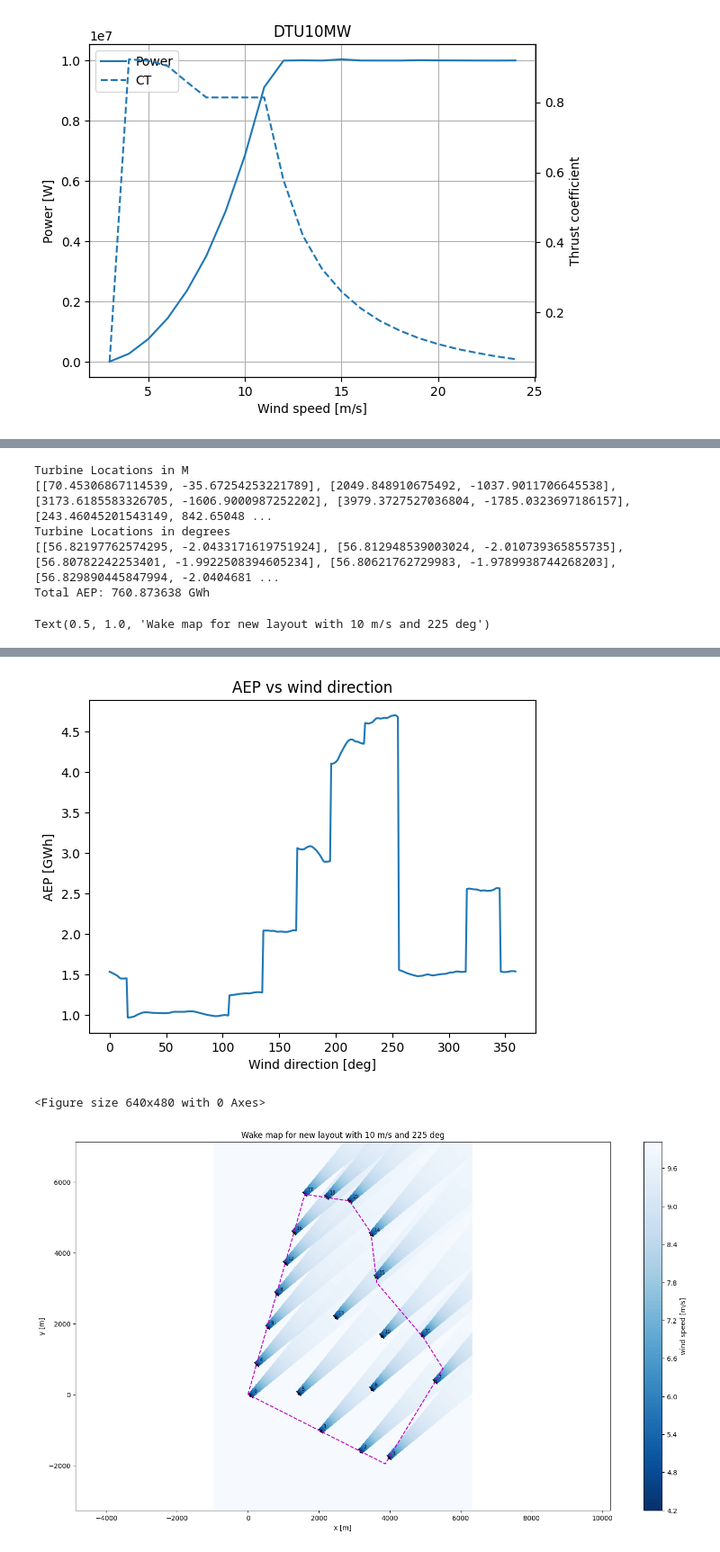
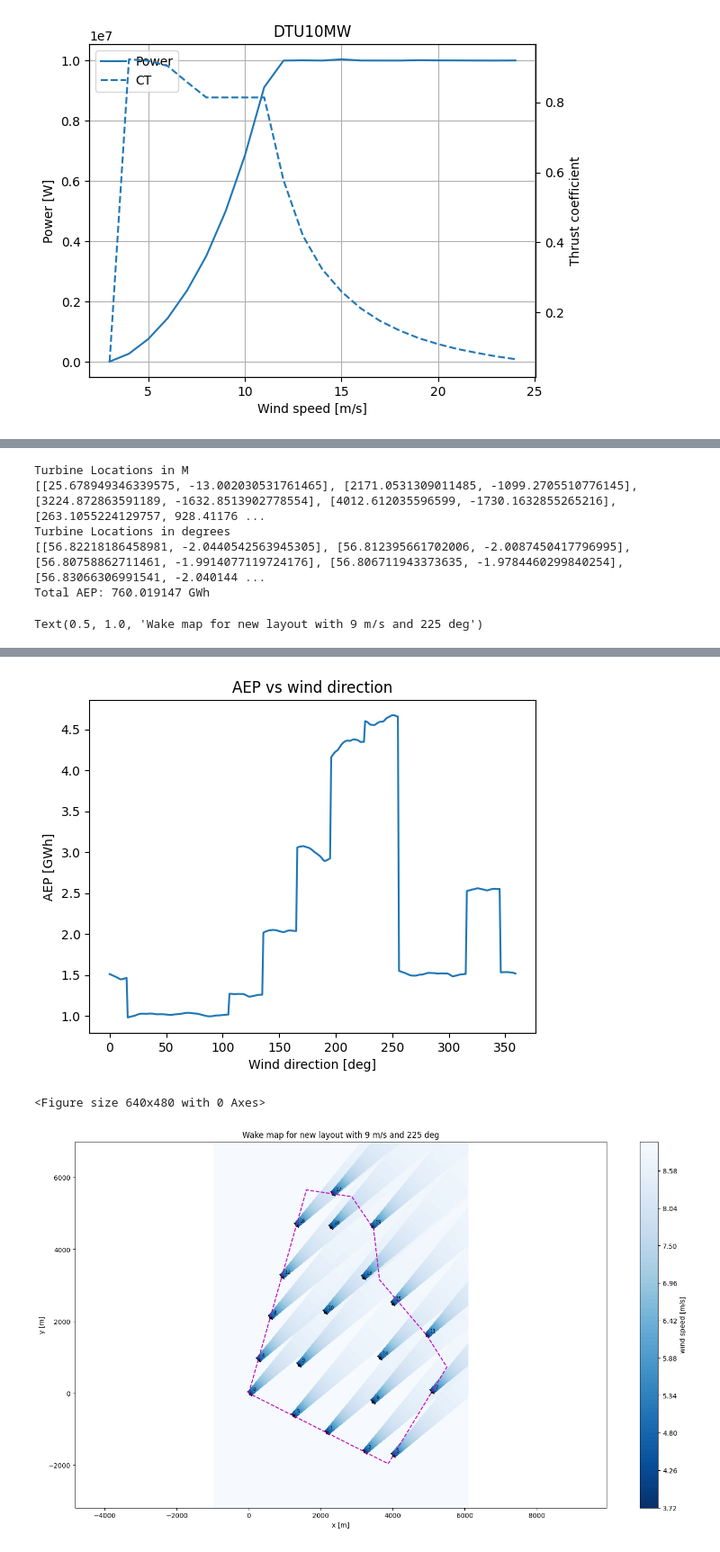
Before and after one commit to Xeidit/WindFarm2, a Jupyter notebook: WindFarmSimAndOptimisation.ipynb, the cells around one changed output, grey strips where cells are left out. Shown at 90% size. Saved outputs shown, nothing was run; the diff lists cells and outputs as text; code cells hidden in the pictures.

```diff
--- a/WindFarmSimAndOptimisation.ipynb
+++ b/WindFarmSimAndOptimisation.ipynb
@@ -76,8 +76,8 @@ n_x = 4
 n_y = 5
 
 rotor_diameter = diameter
-dist_x = 5 * rotor_diameter
-dist_y = 7 * rotor_diameter
+dist_x = 4 * rotor_diameter
+dist_y = 4 * rotor_diameter
 
 # This defines the turbine positions
 wt_x, wt_y = np.meshgrid(np.array(range(n_x)) * dist_x, np.array(range(n_y)) * dist_y)
@@ -125,6 +125,6 @@ Text(0.5, 1.0, 'AEP vs wind direction')
 # %%
 #Plot Flow Map
-wind_speed = 10
+wind_speed = 9
 wind_direction = 225
 
 plt.figure()
@@ -254,5 +254,5 @@ def optimize_and_plot(wfm, x0, y0, maxiter):
 
 # --- Run optimization ---
 tf, cost, state, recorder = optimize_and_plot(windFarmModel, x0, y0, maxiter=500)
-cost, state, recorder = tf.optimize(disp=True)
+#cost, state, recorder = tf.optimize(disp=True)
 # %% [output]
@@ -324,16 +325,19 @@ aep = newSimulationResult.aep()
 wt.plot(x=state['x'],y=state['y'])
 c =plt.scatter(x=state['x'],y=state['y'], c=aep.sum(['wd','ws']))
 plt.colorbar(c, label='AEP [GWh]')
-plt.title('AEP of each turbine')
+plotName = "AEP of Turbines " + str(n_x) + " x " + str(n_y) + " starting spacing " + str(dist_x) + "in x and" + str(dist_y)
+plt.title(plotName)
 plt.xlabel('x [m]')
 plt.ylabel('[m]')
-
+plt.savefig(plotName)
 
 plt.figure()
 aep.sum(['wt','ws']).plot()
+plotName = "AEP vs wind direction " + str(n_x) + " x " + str(n_y) + " spacing " + str(dist_x) + "in x and" + str(dist_y)
 plt.xlabel("Wind direction [deg]")
 plt.ylabel("AEP [GWh]")
 plt.title('AEP vs wind direction')
+plt.savefig(plotName)
 
 #Plot Flow Map for new layout
 
@@ -342,7 +346,9 @@ flow_map_new = newSimulationResult.flow_map(ws=wind_speed, wd=wind_direction)
 plt.figure(figsize=(18,10))
 flow_map_new.plot_wake_map()
 plt.plot(bound_x, bound_y, 'm--')
+plotName = "Turbine Layout " + str(n_x) + " x " + str(n_y) + " spacing " + str(dist_x) + "in x and" + str(dist_y)
 plt.xlabel('x [m]')
 plt.ylabel('y [m]')
 plt.title('Wake map for new layout with' + f' {wind_speed} m/s and {wind_direction} deg')
+plt.savefig(plotName)
 # %% [output]
@@ -350,6 +356,6 @@ plt.title('Wake map for new layout with' + f' {wind_speed} m/s and {wind_directi
 Turbine Locations in M
-[[70.45306867114539, -35.67254253221789], [2049.848910675492, -1037.9011706645538], [3173.6185583326705, -1606.9000987252202], [3979.3727527036804, -1785.0323697186157], [243.46045201543149, 842.65048 ...
+[[25.678949346339575, -13.002030531761465], [2171.0531309011485, -1099.2705510776145], [3224.872863591189, -1632.8513902778554], [4012.612035596599, -1730.1632855265216], [263.1055224129757, 928.41176 ...
 Turbine Locations in degrees
-[[56.82197762574295, -2.0433171619751924], [56.812948539003024, -2.010739365855735], [56.80782242253401, -1.9922508394605234], [56.80621762729983, -1.9789938744268203], [56.829890445847994, -2.0404681 ...
-Total AEP: 760.873638 GWh
+[[56.82218186458981, -2.0440542563945305], [56.812395661702006, -2.0087450417796995], [56.80758862711461, -1.9914077119724176], [56.806711943373635, -1.9784460299840254], [56.83066306991541, -2.040144 ...
+Total AEP: 760.019147 GWh
-Text(0.5, 1.0, 'Wake map for new layout with 10 m/s and 225 deg')
+Text(0.5, 1.0, 'Wake map for new layout with 9 m/s and 225 deg')
@@ -357,3 +363,3 @@ Text(0.5, 1.0, 'Wake map for new layout with 10 m/s and 225 deg')
-[figure, old version]
+[figure, new version]
 <Figure size 640x480 with 0 Axes>
-[figure, old version]
+[figure, new version]
```
Also changed, not shown: parts of 4 cells of this notebook, 1 other file.
